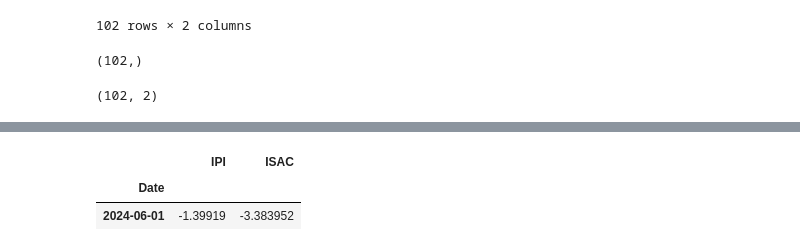
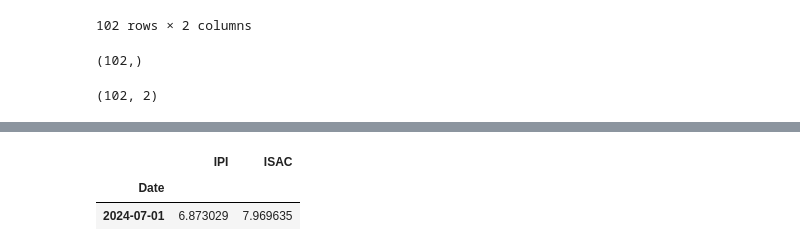
Before and after one commit to luciojosep/AnalisisCuantitativoAvanzado, a Jupyter notebook: SeriesdeTiempo/EMAE_predict.ipynb, the cells around one changed output, grey strips where cells are left out. Drawn from its saved outputs; the diff is of its cells as text; code cells hidden in the pictures.

```diff
--- a/SeriesdeTiempo/EMAE_predict.ipynb
+++ b/SeriesdeTiempo/EMAE_predict.ipynb
@@ -81,13 +81,12 @@ ipi = ipi.loc['2016-02-01':]
 isac = requests.get('https://api.alphacast.io/datasets/5565/data?apiKey='+user_key+'&&$format=csv', auth=HTTPBasicAuth(user_key, ''))
 open('isac.csv','wb').write(isac.content)
 isac = pd.read_csv('isac.csv',delimiter = ',')
-
-
-isac['Date'] = pd.to_datetime(isac['Date'])
-isac.set_index('Date', inplace = True)
-isac = isac['Nivel general - sa_MoM']
-isac.columns = ['Nivel general - sa_MoM']
-isac = isac.loc['2016-02-01':]
+# %%
+isac['Date'] = pd.to_datetime(isac['Date'])
+isac.set_index('Date', inplace = True)
+isac = isac['Nivel general - sa_orig - current_prices_mom']
+isac.columns = ['Nivel general - sa_MoM']
+isac = isac.loc['2016-02-01':]
 # %%
 isac=pd.Series(isac, name='ISAC')
 ipi=pd.Series(ipi, name='IPI')
@@ -176,7 +175,7 @@ lr.coef_[0]
 # %%
-X[-2:-1]
+X[-1:]
 # %% [output]
 |  | IPI | ISAC |
 | Date |  |  |
-| 2024-06-01 | -1.39919 | -3.383952 |
+| 2024-07-01 | 6.873029 | 7.969635 |
 # %%
```
Also changed, not shown: parts of 8 cells of this notebook.
